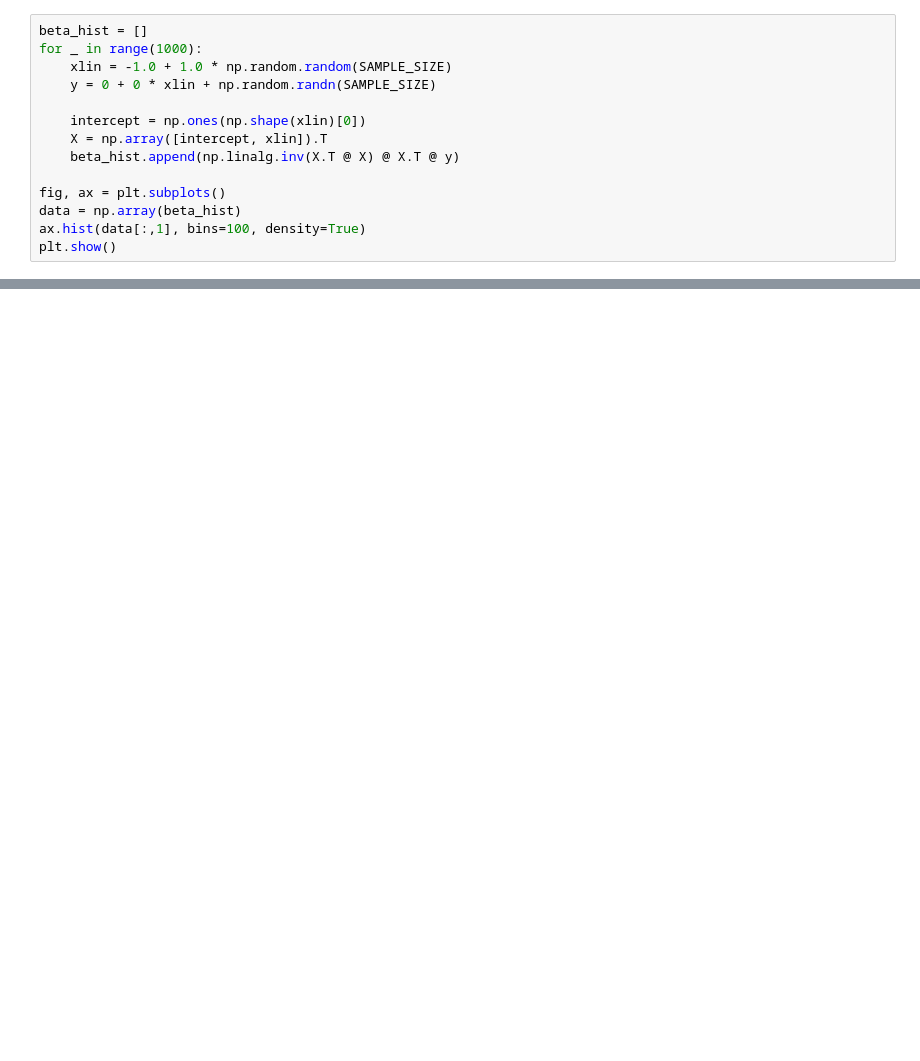
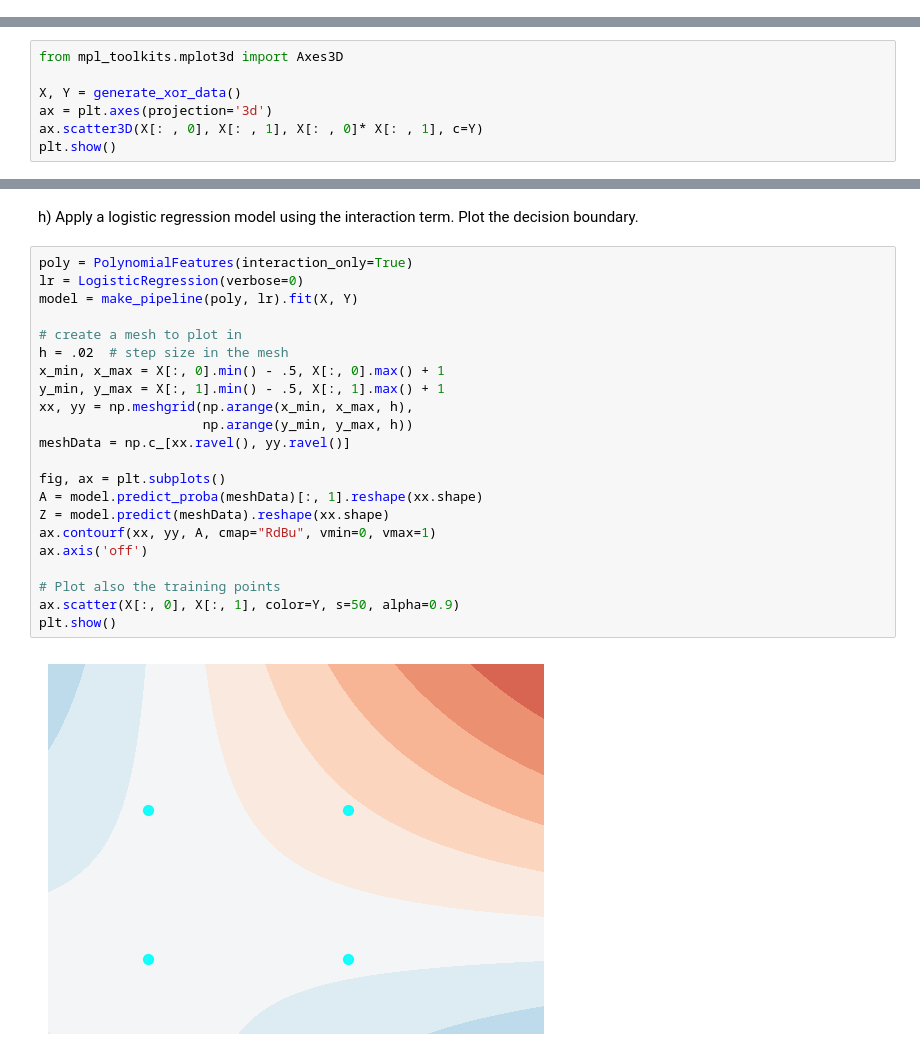
Before and after one commit to KTRimey/Data-Science-Fundamentals, a Jupyter notebook: lecture_21/worksheet_21.ipynb, the cells around one changed output, grey strips where cells are left out. Cells and saved outputs as stored; diff of their text form; blank space fills up the shorter version.

```diff
--- a/lecture_21/worksheet_21.ipynb
+++ b/lecture_21/worksheet_21.ipynb
@@ -104,14 +0,0 @@ c) Using the above code, plot a histogram of the parameter estimates for the slo
-# %%
-beta_hist = []
-for _ in range(1000):
-    xlin = -1.0 + 1.0 * np.random.random(SAMPLE_SIZE)
-    y = 0 + 0 * xlin + np.random.randn(SAMPLE_SIZE)
-
-    intercept = np.ones(np.shape(xlin)[0])
-    X = np.array([intercept, xlin]).T
-    beta_hist.append(np.linalg.inv(X.T @ X) @ X.T @ y)
-
-fig, ax = plt.subplots()
-data = np.array(beta_hist)
-ax.hist(data[:,1], bins=100, density=True)
-plt.show()
@@ -191,0 +116,7 @@ what is the probability of observing a dataset at least as extreme as the above
+# %%
+from mpl_toolkits.mplot3d import Axes3D
+
+X, Y = generate_xor_data()
+ax = plt.axes(projection='3d')
+ax.scatter3D(X[: , 0], X[: , 1], X[: , 0]* X[: , 1], c=Y)
+plt.show()
@@ -191,0 +125,26 @@ what is the probability of observing a dataset at least as extreme as the above
+# %% [markdown]
+h) Apply a logistic regression model using the interaction term. Plot the decision boundary.
+# %%
+poly = PolynomialFeatures(interaction_only=True)
+lr = LogisticRegression(verbose=0)
+model = make_pipeline(poly, lr).fit(X, Y)
+
+# create a mesh to plot in
+h = .02  # step size in the mesh
+x_min, x_max = X[:, 0].min() - .5, X[:, 0].max() + 1
+y_min, y_max = X[:, 1].min() - .5, X[:, 1].max() + 1
+xx, yy = np.meshgrid(np.arange(x_min, x_max, h),
+                     np.arange(y_min, y_max, h))
+meshData = np.c_[xx.ravel(), yy.ravel()]
+
+fig, ax = plt.subplots()
+A = model.predict_proba(meshData)[:, 1].reshape(xx.shape)
+Z = model.predict(meshData).reshape(xx.shape)
+ax.contourf(xx, yy, A, cmap="RdBu", vmin=0, vmax=1)
+ax.axis('off')
+
+# Plot also the training points
+ax.scatter(X[:, 0], X[:, 1], color=Y, s=50, alpha=0.9)
+plt.show()
+# %% [output]
+[figure, added]
```
Also changed, not shown: parts of 34 cells of this notebook, 1 other file.
